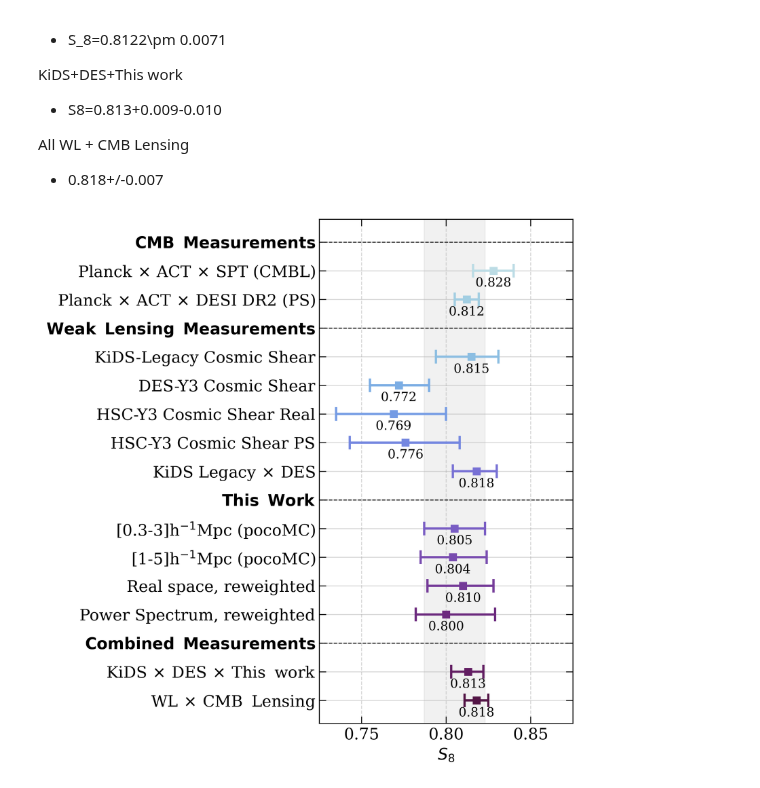
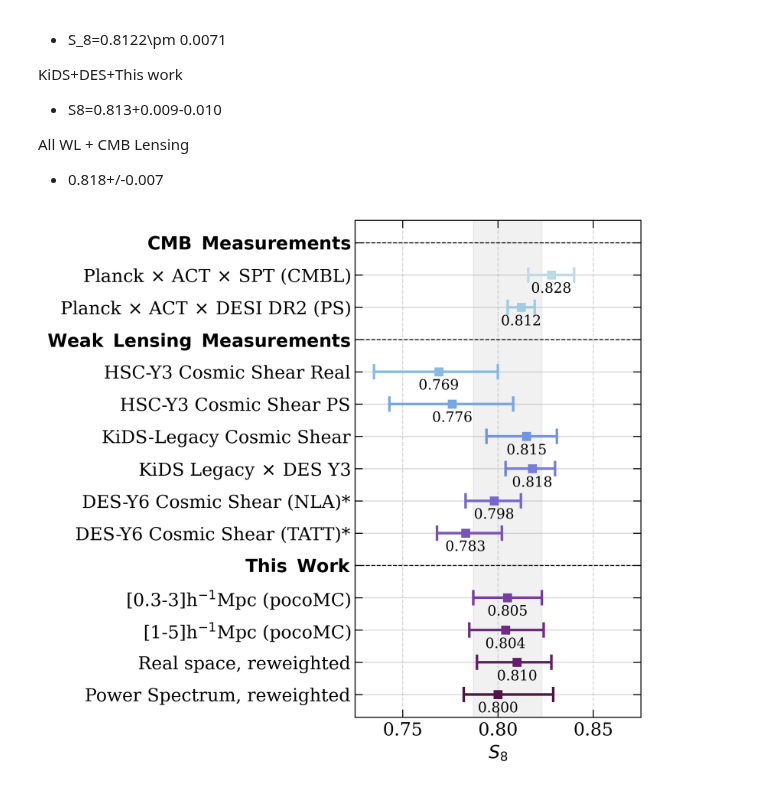
Before and after one commit to JeanCHDJdev/desi-y3-hsc, a Jupyter notebook: cosmic_shear/s8_comparison.ipynb, the cells around one changed output. Drawn from its saved outputs; the diff is of its cells as text; code cells hidden in the pictures.

Commit message:
some cosmic shear updates (mostly notebooks for comparison and plotting)

```diff
--- a/cosmic_shear/s8_comparison.ipynb
+++ b/cosmic_shear/s8_comparison.ipynb
@@ -93,33 +93,38 @@ other_s8 = {
     # "DES Y3 Cluster Abundances" : [0.864, (0.035, 0.035)],
 }
 wl_s8 = {
+    "HSC-Y3 Cosmic Shear Real": [0.769, (0.031, 0.034)],
+    "HSC-Y3 Cosmic Shear PS": [0.776, (0.032, 0.033)],
     "KiDS-Legacy Cosmic Shear": [0.815, (0.016, 0.021)],
+    r"KiDS Legacy$\,\times\,$DES Y3": [0.818, (0.012, 0.014)],
     # "KiDS-1000 Cosmic Shear": [0.759, (0.024, 0.021)],
     # r"DES-Y3 3$\,\times\,$2pt": [0.776, (0.017, 0.017)],
-    "DES-Y3 Cosmic Shear": [0.772, (0.018, 0.017)],
-    "HSC-Y3 Cosmic Shear Real": [0.769, (0.031, 0.034)],
-    "HSC-Y3 Cosmic Shear PS": [0.776, (0.032, 0.033)],
+    # "DES-Y3 Cosmic Shear": [0.772, (0.018, 0.017)],
+    "DES-Y6 Cosmic Shear (NLA)*": [0.798, (0.014, 0.015)],
+    "DES-Y6 Cosmic Shear (TATT)*": [0.783, (0.019, 0.015)],
     # r"HSC-Y3$\,\times\,$SDSS GC-WL": [0.780, (0.029, 0.030)],
     # "HSC-Y1 Cosmic Shear": [0.780, (0.030, 0.033)],
-    r"KiDS Legacy$\,\times\,$DES": [0.818, (0.012, 0.014)],
 }
-work_s8 = {
+mcmc_s8 = {
     r"[0.3-3]h$^{−1}$Mpc (pocoMC)": [0.805, (0.018, 0.018)],
     r"[1-5]h$^{−1}$Mpc (pocoMC)": [0.804, (0.020, 0.019)],
+}
+reweight_s8 = {
     "Real space, reweighted": [0.810, (0.018, 0.021)],
     "Power Spectrum, reweighted": [0.800, (0.029, 0.018)],
 }
+work_s8 = {**mcmc_s8, **reweight_s8}
 combined_s8 = {
     r"KiDS$\,\times\,$DES$\,\times\,$This$\;\;$work": [0.813, (0.009, 0.010)],
     r"WL$\,\times\,$CMB$\;\;$Lensing": [0.818, (0.007, 0.007)],
 }
 # %%
-all_dicts = [cmb_s8, wl_s8, work_s8, combined_s8]  # other_s8
+all_dicts = [cmb_s8, wl_s8, work_s8]  # other_s8 #combined_s8
 titles = [
     "CMB\;\;Measurements",
     "Weak\;\;Lensing\;\;Measurements",
     "This\;\;Work",
-    "Combined\;\;Measurements",
+    #"Combined\;\;Measurements",
 ]  # "Other\;\;Measurements",
 
 all_values = [val for d in all_dicts for val, _ in d.values()]
@@ -153,31 +158,31 @@ with pm.make_plot(
                 elinewidth=2,
                 markersize=6,
                 capsize=6,
                 capthick=2,
             )
             ax.text(
                 val, ypos + 0.65, f"{val:.3f}", ha="center", va="bottom", fontsize=11
             )
             yticks.append(ypos)
             ylabels.append(key)
             color_idx += 1
         ypos += 1
 
     work_val, (work_up, work_down) = work_s8[r"[0.3-3]h$^{−1}$Mpc (pocoMC)"]
     ax.axvspan(
         work_val - work_down,
         work_val + work_up,
         color="lightgray",
         alpha=0.3,
         label="This work",
     )
 
     ax.set_yticks(range(len(ylabels)))
     ax.set_yticklabels(ylabels, fontsize=14)
 
     ax.invert_yaxis()
     ax.set_xlabel("$S_8$", fontsize=14)
     ax.grid(axis="x", linestyle="--", alpha=0.5)
     ax.set_xlim(0.725, 0.875)
 # %% [output]
-[figure, old version]
+[figure, new version]
```
Also changed, not shown: parts of 1 cell of this notebook, 4 other files.
